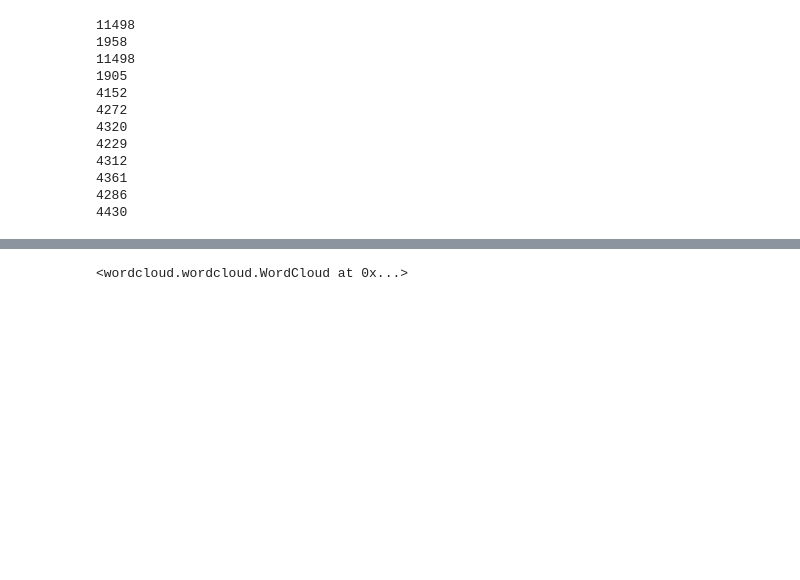
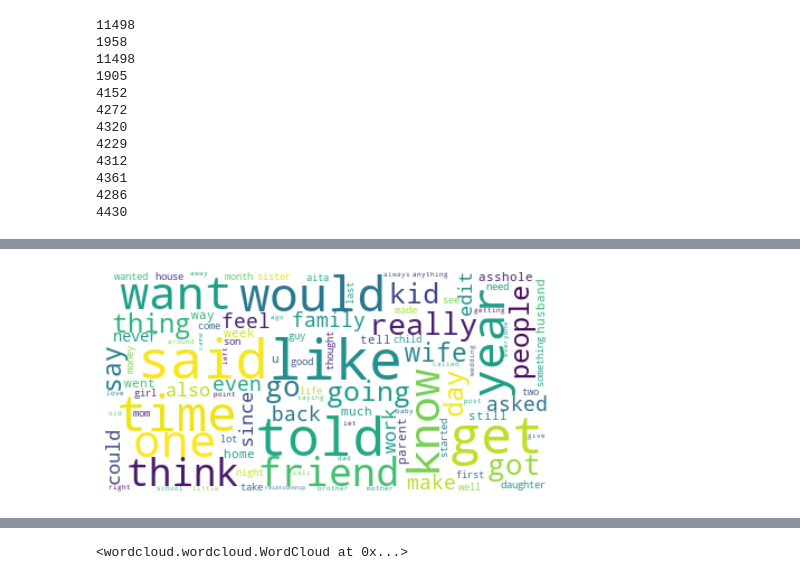
Before and after one commit to Andrew-Sai/reddit-aita, a Jupyter notebook: reddit-aita-preparation.ipynb, the cells around one changed output, grey strips where cells are left out. Saved outputs shown, nothing was run; the diff lists cells and outputs as text; code cells hidden in the pictures; blank space fills up the shorter version.

```diff
--- a/reddit-aita-preparation.ipynb
+++ b/reddit-aita-preparation.ipynb
@@ -261,0 +311,6 @@ plt.show()
+# %%
+plt.imshow(uc1_wordcloud, interpolation='bilinear')
+plt.axis("off")
+plt.show()
+# %% [output]
+[figure, added]
```
Also changed, not shown: parts of 38 cells of this notebook.
